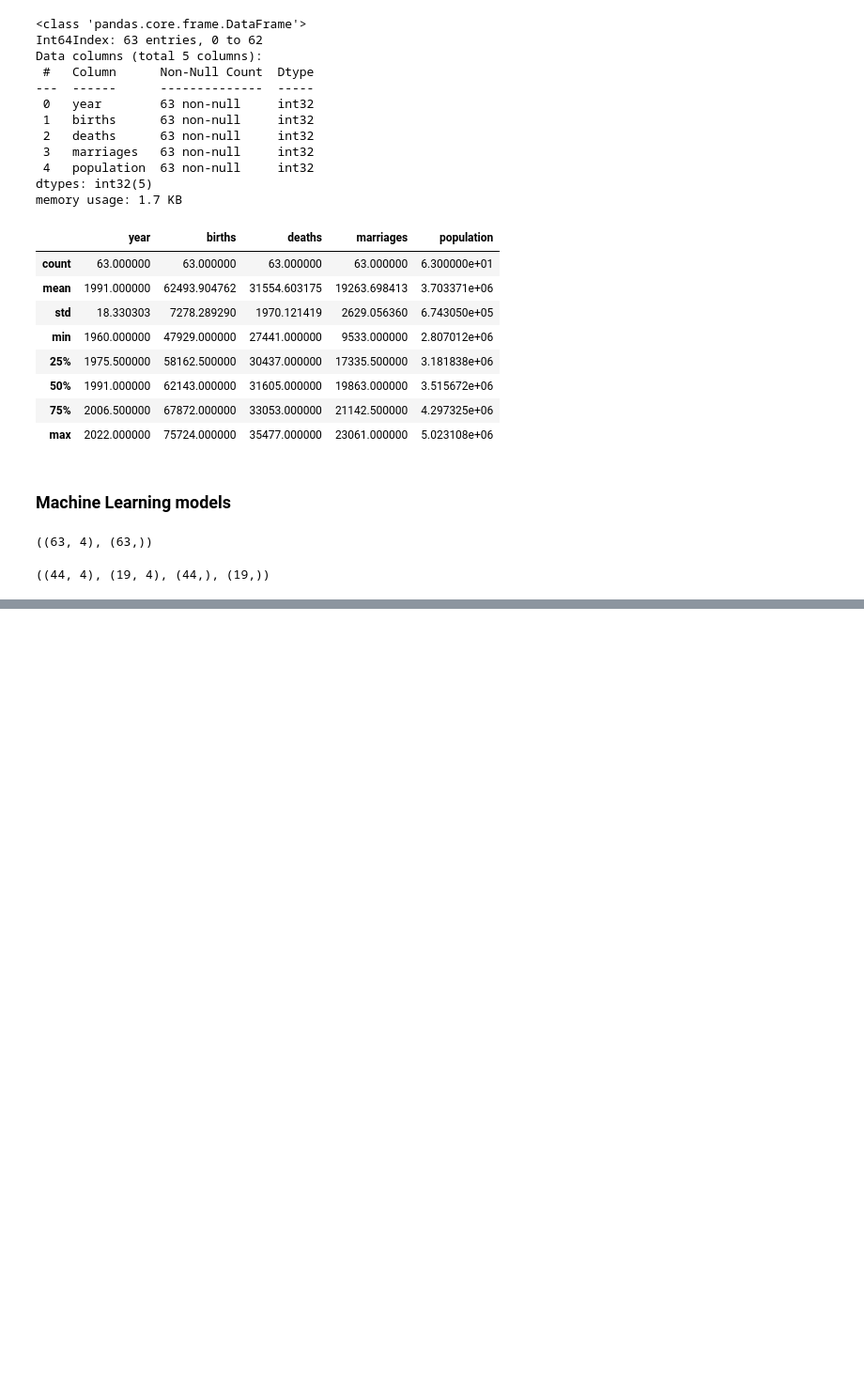
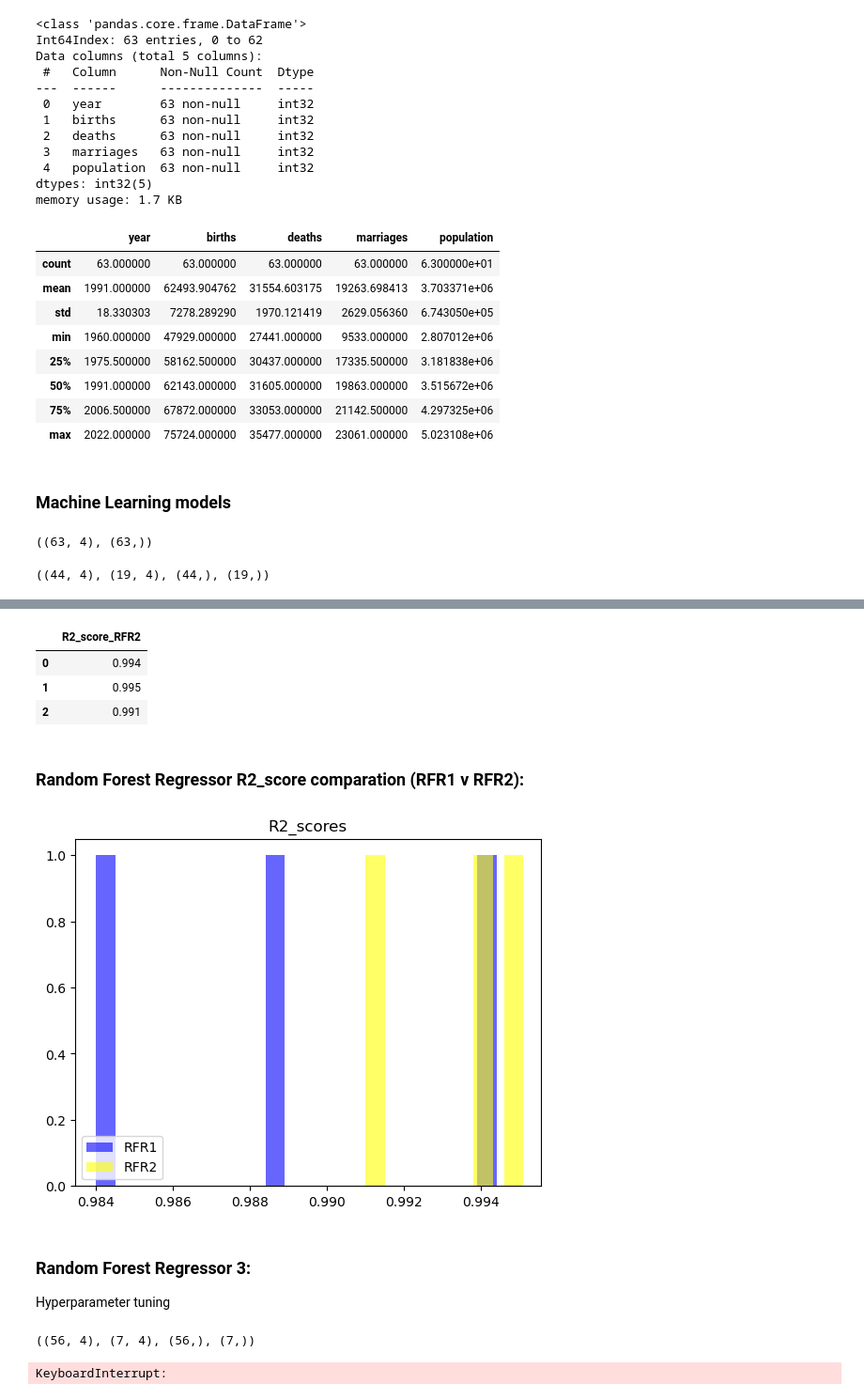
Before and after one commit to LeopoldoCCT/Strategic_Thinking_, a Jupyter notebook: Population_CA2_LeopoldoRojoRomero.ipynb, the cells around one changed output, grey strips where cells are left out. Shown: that part at 94% size. Saved outputs shown, nothing was run; the diff lists cells and outputs as text; code cells hidden in the pictures; blank space fills up the shorter version.

Commit message:
Hyperparameter tuning

```diff
--- a/Population_CA2_LeopoldoRojoRomero.ipynb
+++ b/Population_CA2_LeopoldoRojoRomero.ipynb
@@ -821,0 +782,23 @@ plt.show()
+# %%
+RFR2 = [0.994, 0.995, 0.991]
+RFR2 = pd.DataFrame(RFR2)
+RFR2.columns = ['R2_score_RFR2']
+RFR2
+# %% [output]
+|  | R2_score_RFR2 |
+| 0 | 0.994 |
+| 1 | 0.995 |
+| 2 | 0.991 |
+# %% [markdown]
+### Random Forest Regressor R2_score comparation (RFR1 v RFR2):
+# %%
+plt.hist(RFR1, label='RFR1', width=.0005, alpha=.6, color= 'blue')
+plt.hist(RFR2, label='RFR2', width=.0005, alpha=.6, color= 'yellow')
+plt.legend(loc='lower left')
+plt.title('R2_scores', loc='center')
+plt.show()
+# %% [output]
+[figure, added]
+# %% [markdown]
+###  Random Forest Regressor 3:
+Hyperparameter tuning
@@ -821,0 +807,5 @@ plt.show()
+# %%
+X_train, X_test, y_train, y_test = train_test_split(X, y, test_size=0.10, random_state=4)
+X_train.shape, X_test.shape, y_train.shape, y_test.shape
+# %% [output]
+((56, 4), (7, 4), (56,), (7,))
@@ -821,0 +820,7 @@ plt.show()
+# %%
+grid_search = GridSearchCV(RandomForestRegressor(),
+                           param_grid=tuning_grid)
+grid_search.fit(X_train, y_train)
+print(grid_search.best_estimator_)
+# %% [output]
+KeyboardInterrupt:
```
Also changed, not shown: parts of 35 cells of this notebook.
